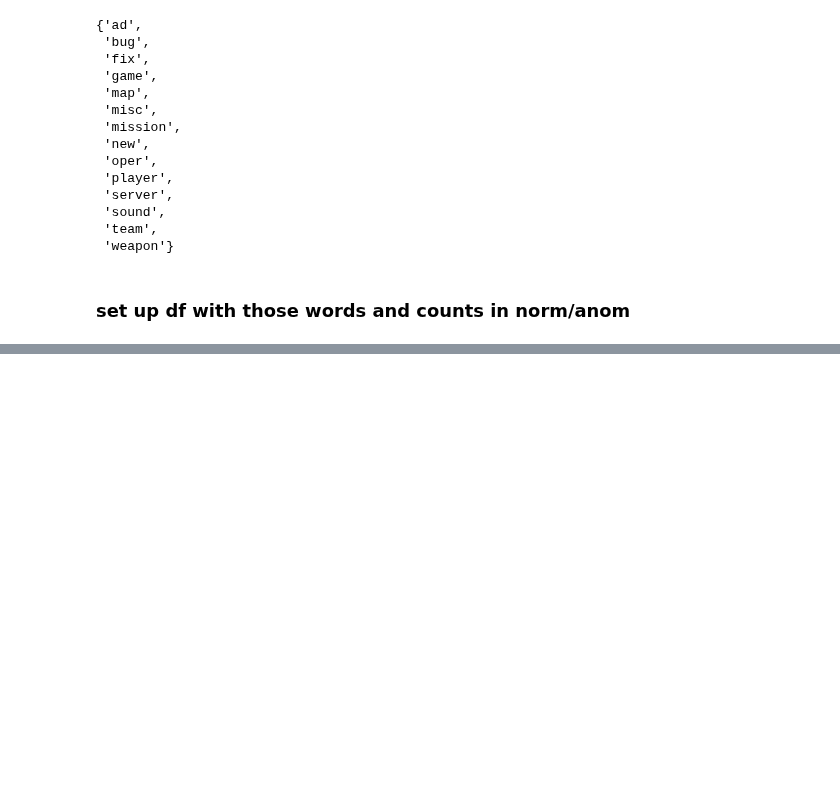
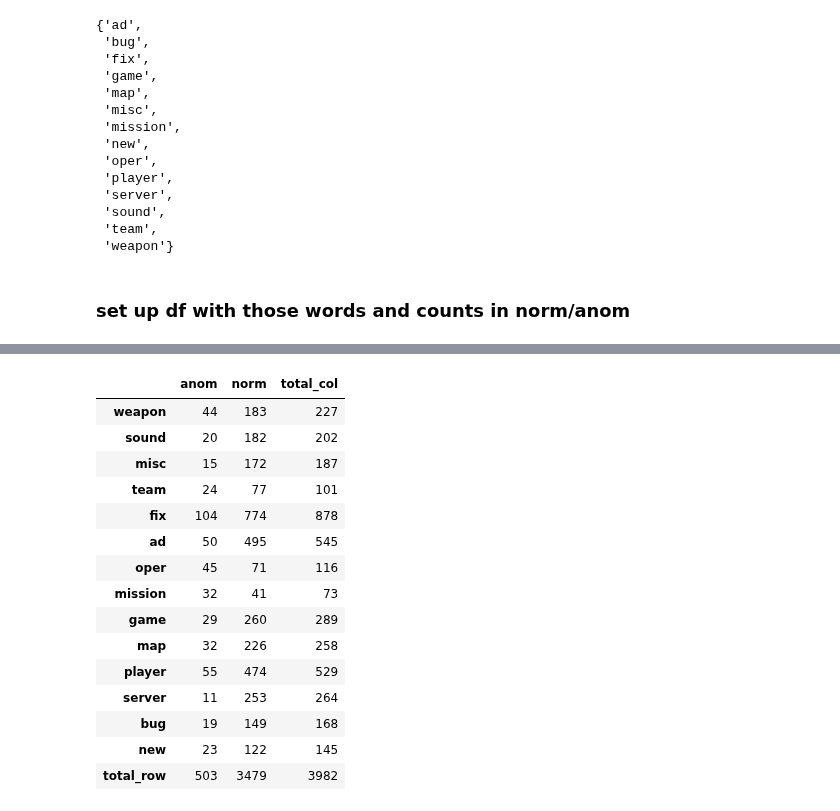
Before and after one commit to AkshayJ0shi/steam_anomaly_detection_capstone, a Jupyter notebook: notebooks/8-patches_nlp.ipynb, the cells around one changed output, grey strips where cells are left out. Cells and saved outputs as stored; diff of their text form; code cells hidden in the pictures; blank space fills up the shorter version.

```diff
--- a/notebooks/8-patches_nlp.ipynb
+++ b/notebooks/8-patches_nlp.ipynb
@@ -320,0 +320,2 @@ chi_df
+# %%
+chi_df.loc['total_row',:] = [sum(chi_df.anom), sum(chi_df.norm)]
@@ -320,0 +326,19 @@ chi_df
+# %%
+chi_df
+# %% [output]
+|  | anom | norm | total_col |
+| weapon | 44 | 183 | 227 |
+| sound | 20 | 182 | 202 |
+| misc | 15 | 172 | 187 |
+| team | 24 | 77 | 101 |
+| fix | 104 | 774 | 878 |
+| ad | 50 | 495 | 545 |
+| oper | 45 | 71 | 116 |
+| mission | 32 | 41 | 73 |
+| game | 29 | 260 | 289 |
+| map | 32 | 226 | 258 |
+| player | 55 | 474 | 529 |
+| server | 11 | 253 | 264 |
+| bug | 19 | 149 | 168 |
+| new | 23 | 122 | 145 |
+| total_row | 503 | 3479 | 3982 |
```
Also changed, not shown: parts of 11 cells of this notebook.
